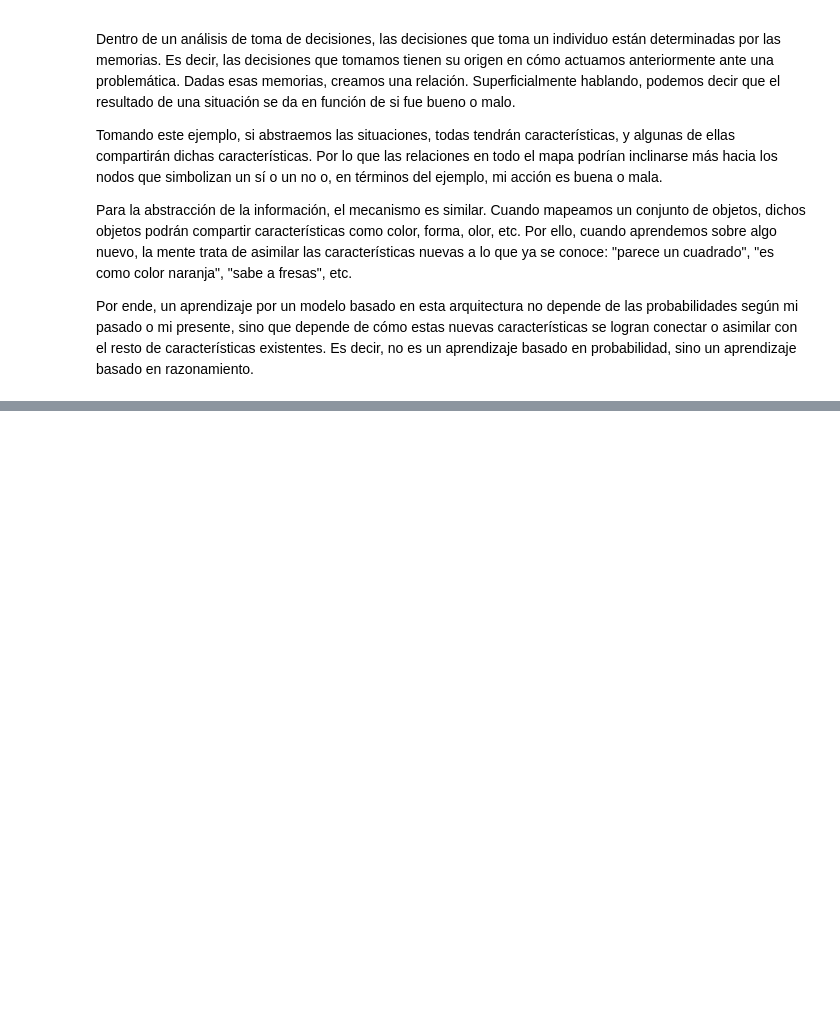
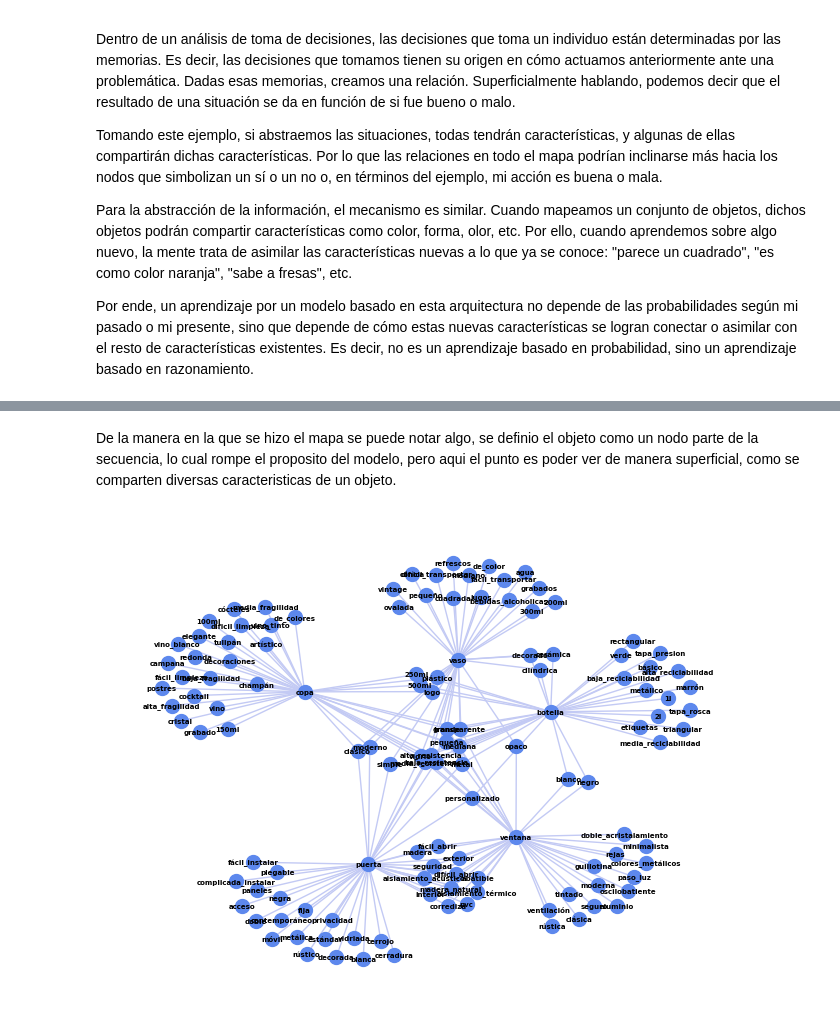
Before and after one commit to Nirmat4/markov-mantle, a Jupyter notebook: markov-mantle.ipynb, the cells around one changed output, grey strips where cells are left out. Drawn from its saved outputs; the diff is of its cells as text; code cells hidden in the pictures; blank space fills up the shorter version.

Commit message:
feat: desarrollo de ejemplo de modelo basado en manto de markov

```diff
--- a/markov-mantle.ipynb
+++ b/markov-mantle.ipynb
@@ -57,0 +232,8 @@ TypeError: draw_networkx_edge_labels() missing 1 required positional argument: '
+# %% [markdown]
+De la manera en la que se hizo el mapa se puede notar algo, se definio el objeto como un nodo parte de la secuencia, lo cual rompe el proposito del modelo, pero aqui el punto es poder ver de manera superficial, como se comparten diversas caracteristicas de un objeto.
+# %%
+# Mostrar grafo
+nx.draw(grafo_objetos, with_labels=True, font_size=5, font_weight='bold', node_color="#5D88ED", edge_color="#C3CAF4", node_size=100)
+plt.show()
+# %% [output]
+[figure, added]
```
Also changed, not shown: parts of 11 cells of this notebook.
